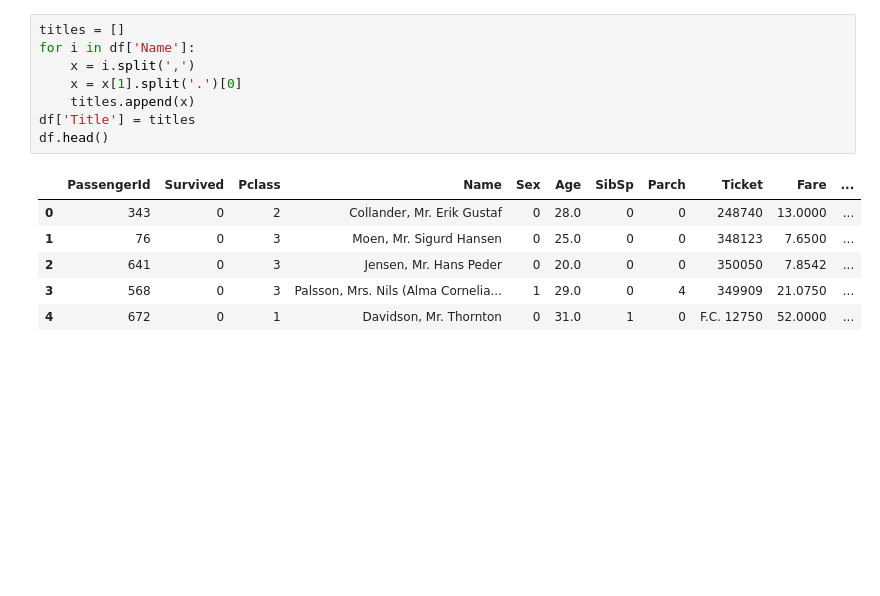
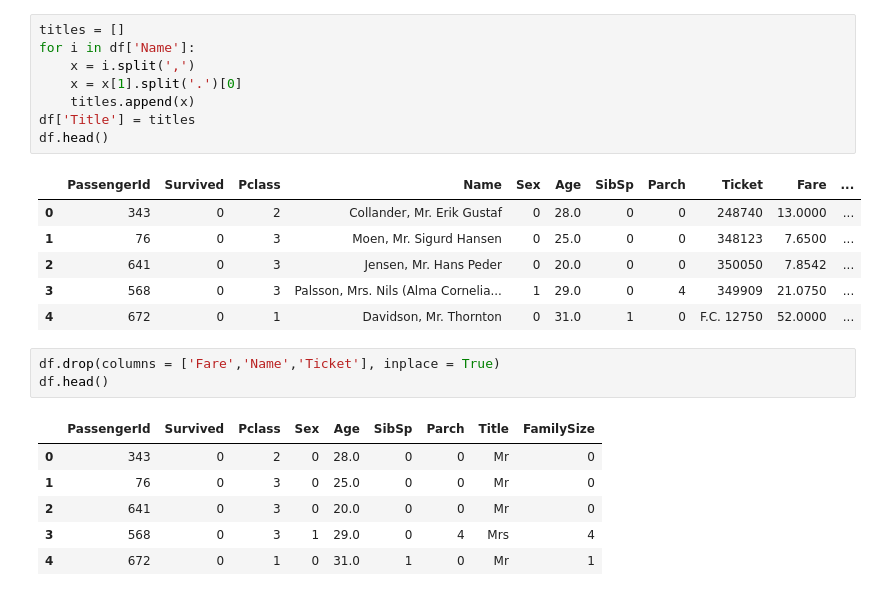
Before and after one commit to Farese01/GoMyCode, a Jupyter notebook: cp2.ipynb, the cells around one changed output. Saved outputs shown, nothing was run; the diff lists cells and outputs as text; blank space fills up the shorter version.

```diff
--- a/cp2.ipynb
+++ b/cp2.ipynb
@@ -247,3 +252,13 @@ df.head()
 | 2 | 641 | 0 | 3 | Jensen, Mr. Hans Peder | 0 | 20.0 | 0 | 0 | 350050 | 7.8542 | ... |
 | 3 | 568 | 0 | 3 | Palsson, Mrs. Nils (Alma Cornelia... | 1 | 29.0 | 0 | 4 | 349909 | 21.0750 | ... |
 | 4 | 672 | 0 | 1 | Davidson, Mr. Thornton | 0 | 31.0 | 1 | 0 | F.C. 12750 | 52.0000 | ... |
+# %%
+df.drop(columns = ['Fare','Name','Ticket'], inplace = True)
+df.head()
+# %% [output]
+|  | PassengerId | Survived | Pclass | Sex | Age | SibSp | Parch | Title | FamilySize |
+| 0 | 343 | 0 | 2 | 0 | 28.0 | 0 | 0 | Mr | 0 |
+| 1 | 76 | 0 | 3 | 0 | 25.0 | 0 | 0 | Mr | 0 |
+| 2 | 641 | 0 | 3 | 0 | 20.0 | 0 | 0 | Mr | 0 |
+| 3 | 568 | 0 | 3 | 1 | 29.0 | 0 | 4 | Mrs | 4 |
+| 4 | 672 | 0 | 1 | 0 | 31.0 | 1 | 0 | Mr | 1 |
```
Also changed, not shown: parts of 6 cells of this notebook.
